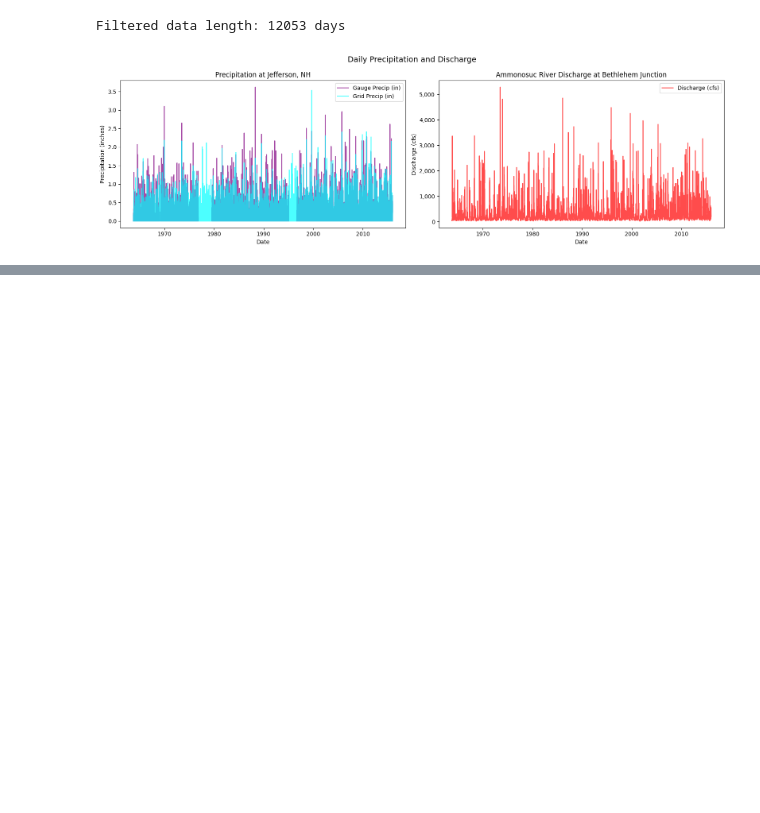
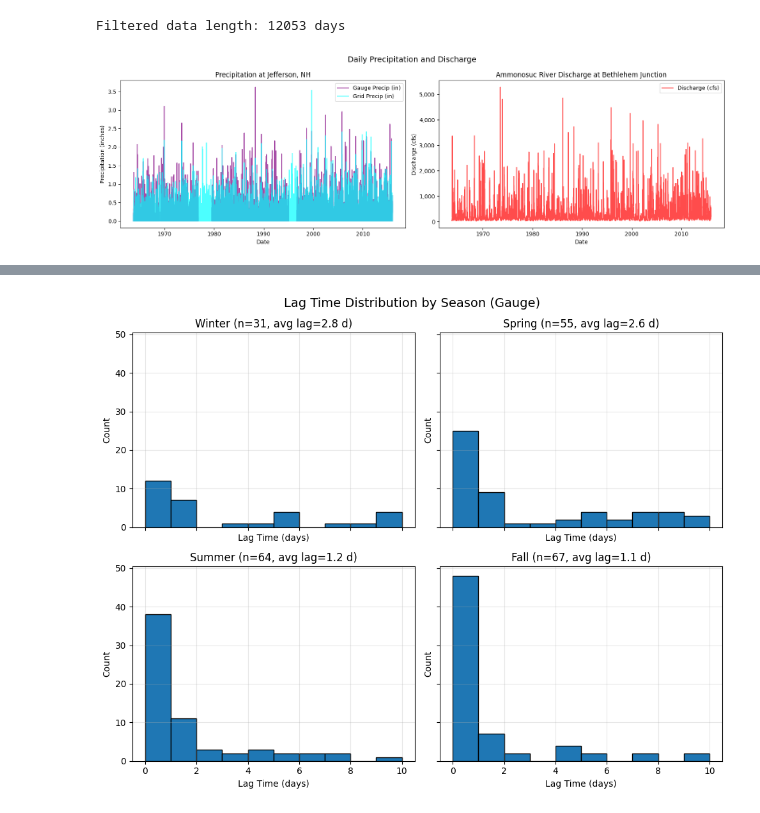
Before and after one commit to ROmslaer/ROmslaer895, a Jupyter notebook: ROmslaer Final Project.ipynb, the cells around one changed output, grey strips where cells are left out. Saved outputs shown, nothing was run; the diff lists cells and outputs as text; code cells hidden in the pictures; blank space fills up the shorter version.

```diff
--- a/ROmslaer Final Project.ipynb
+++ b/ROmslaer Final Project.ipynb
@@ -346,0 +318,19 @@ Fall     67.0  1.059701  2.308618  0.0  0.0  0.0  1.0  10.0
+# %%
+if not events_df.empty:
+    fig, axes = plt.subplots(2, 2, figsize=(10, 8), sharex=True, sharey=True)
+    axes = axes.flatten()
+    seasons = ['Winter', 'Spring', 'Summer', 'Fall']
+    bins = range(0, 11)
+    for ax, season in zip(axes, seasons): #loops through each season to plot histograms
+        subset = events_df[events_df['season'] == season]['lag_days']
+        avg_lag = subset.mean()
+        ax.hist(subset, bins=bins, edgecolor='black')
+        ax.set_title(f'{season} (n={len(subset)}, avg lag={avg_lag:.1f} d)')
+        ax.set_xlabel('Lag Time (days)')
+        ax.set_ylabel('Count')
+        ax.grid(True, alpha=0.3)
+    fig.suptitle('Lag Time Distribution by Season (Gauge)', fontsize=14)
+    plt.tight_layout()
+    plt.show()
+# %% [output]
+[figure, added]
```
Also changed, not shown: parts of 53 cells of this notebook.
